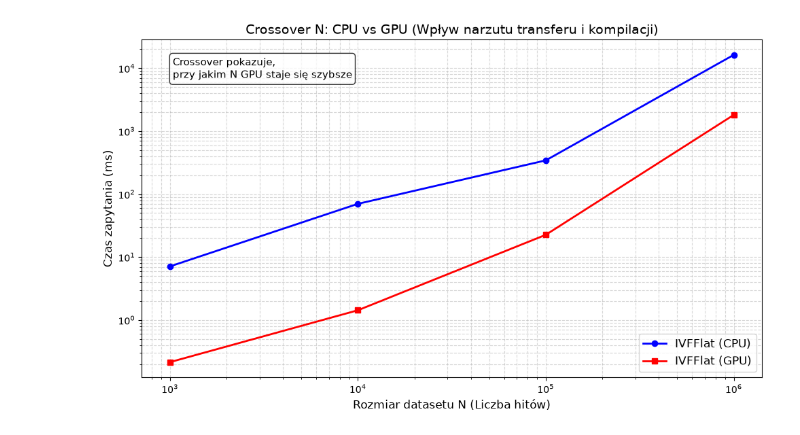
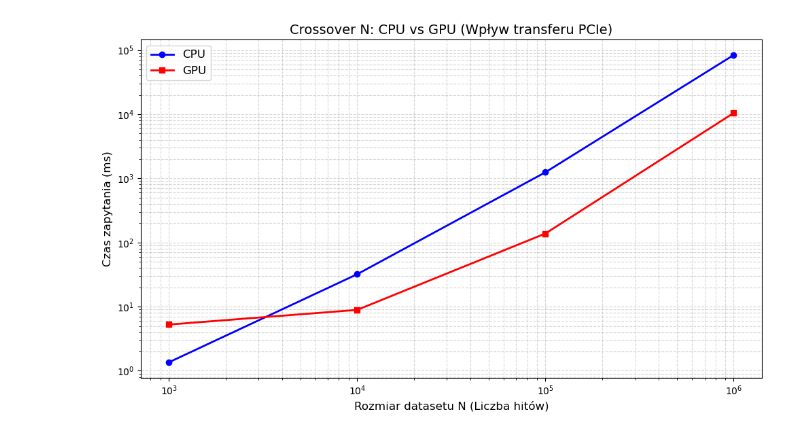
Before and after one commit to orzel320/fastParticleTrackingNNS, a Jupyter notebook: notebooks/ann_experiment.ipynb, the cells around one changed output. Saved outputs shown, nothing was run; the diff lists cells and outputs as text; code cells hidden in the pictures.

```diff
--- a/notebooks/ann_experiment.ipynb
+++ b/notebooks/ann_experiment.ipynb
@@ -84,10 +50,8 @@ def evaluate_ann_model(model_name, model_instance, features, true_indices, k):
 # %%
-import gc
-import numpy as np
-
-# 1. ŚCISŁA KONTROLA FORMATU DANYCH
-# Zapobiega natychmiastowym awariom bibliotek hnswlib i FAISS
-features = np.ascontiguousarray(features, dtype=np.float32)
+print("=== Przygotowanie danych (Zero-Padding do 8D) ===")
+features_5d = np.load(data_path)["X"]
+features = pad_features(features_5d, target_dim=8)
+print(f"Dane gotowe: {features.shape}")
 
 USE_GPU = True
 
@@ -99,7 +63,7 @@ results = {
 
 nlist = 100
 
-print("=== START IVFFlat ===")
+print("\n=== START IVFFlat ===")
 for nprobe in [1, 2, 5, 10, 20, 50]:
     print(f" -> Inicjalizacja IVFFlat (nprobe={nprobe})...")
     model = FaissIVFFlat(nlist=nlist, nprobe=nprobe, use_gpu=USE_GPU)
@@ -107,20 +71,17 @@ for nprobe in [1, 2, 5, 10, 20, 50]:
     results["IVFFlat"]["qps"].append(qps)
     results["IVFFlat"]["recall"].append(recall)
     results["IVFFlat"]["labels"].append(f"np={nprobe}")
-
-    # Wymuszone zwolnienie pamięci karty graficznej
     del model
     gc.collect()
 
-print("\n=== START IVFPQ ===")
+print("\n=== START IVFPQ (Teraz na GPU z m=8!) ===")
 for nprobe in [1, 2, 5, 10, 20, 50, 100]:
     print(f" -> Inicjalizacja IVFPQ (nprobe={nprobe})...")
-    model = FaissIVFPQ(nlist=nlist, m=4, nprobe=nprobe, use_gpu=False)
+    model = FaissIVFPQ(nlist=nlist, m=8, nbits=8, nprobe=nprobe, use_gpu=USE_GPU)
     qps, recall = evaluate_ann_model(f"IVFPQ (nprobe={nprobe})", model, features, true_indices, k_neighbors)
     results["IVFPQ"]["qps"].append(qps)
     results["IVFPQ"]["recall"].append(recall)
     results["IVFPQ"]["labels"].append(f"np={nprobe}")
-
     del model
     gc.collect()
 
@@ -133,7 +94,6 @@ for ef in [10, 20, 50, 100, 200]:
     results["HNSW"]["qps"].append(qps)
     results["HNSW"]["recall"].append(recall)
     results["HNSW"]["labels"].append(f"ef={ef}")
-
     del model
     gc.collect()
 
@@ -192,11 +126,4 @@ plt.show()
 # %%
-import time
-import gc
-import numpy as np
-import matplotlib.pyplot as plt
-from hep_tracking.ann_models import FaissIVFFlat
-
-# Parametry benchmarku
 target_sizes = {"1k": 1000, "10k": 10000, "100k": 100000, "1M": 1000000}
 mode = "hard"
 k_neighbors = 5
@@ -216,54 +143,23 @@ for size_label, n_points in target_sizes.items():
         continue
 
     print(f"\nWczytywanie zbioru danych {size_label} ({n_points} punktów)...")
-    loaded_data = np.load(filename)
-    features_5d = loaded_data["X"]
+    features_5d = np.load(filename)["X"]
+    features = pad_features(features_5d, target_dim=8)
 
-    # 1. Dopełnienie danych do 8 wymiarów (padding).
-    # Zachowuje przestrzeń metryczną i poprawia wydajność na GPU.
-    features_8d = np.pad(features_5d, ((0, 0), (0, 3)), mode='constant')
-    features = np.ascontiguousarray(features_8d, dtype=np.float32)
-
-    # Dla małych zbiorów danych (np. 1k) FAISS nie może utworzyć
-    # dużej liczby klastrów. Zastosowano regułę empiryczną:
-    # nlist = sqrt(N)
     nlist = min(100, int(np.sqrt(features.shape[0])))
 
-    # ---------------------------------------------------------
-    # 2. TEST CPU
-    # ---------------------------------------------------------
     model_cpu = FaissIVFFlat(nlist=nlist, nprobe=nprobe, use_gpu=False)
     model_cpu.build(features)
 
-    best_cpu_time = float('inf')
-    for _ in range(3):
-        start = time.perf_counter()
-        model_cpu.query(features, k_neighbors)
-        duration = time.perf_counter() - start
-        best_cpu_time = min(best_cpu_time, duration)
-
+    best_cpu_time = measure_execution_time(lambda: model_cpu.query(features, k_neighbors), num_runs=3, warmup_runs=1)
     cpu_times.append(best_cpu_time)
     del model_cpu
     gc.collect()
 
-    # ---------------------------------------------------------
-    # 3. TEST GPU
-    # ---------------------------------------------------------
     model_gpu = FaissIVFFlat(nlist=nlist, nprobe=nprobe, use_gpu=True)
     model_gpu.build(features)
 
-    # Rozgrzanie GPU (warm-up) – wymagane przed właściwym pomiarem.
-    model_gpu.query(features[:100], k_neighbors)
-
-    best_gpu_time = float('inf')
-    for _ in range(3):
-        start = time.perf_counter()
-        model_gpu.query(features, k_neighbors)
-        # Synchronizacja GPU jest już zaimplementowana
-        # wewnątrz klasy FaissIVFFlat.
-        duration = time.perf_counter() - start
-        best_gpu_time = min(best_gpu_time, duration)
-
+    best_gpu_time = measure_execution_time(lambda: model_gpu.query(features, k_neighbors), num_runs=3, warmup_runs=1)
     gpu_times.append(best_gpu_time)
     del model_gpu
     gc.collect()
@@ -272,34 +168,7 @@ for size_label, n_points in target_sizes.items():
     print(f" -> CPU Time: {best_cpu_time*1000:.2f} ms")
     print(f" -> GPU Time: {best_gpu_time*1000:.2f} ms")
 
-# ---------------------------------------------------------
-# 4. RYSOWANIE WYKRESU
-# ---------------------------------------------------------
-plt.figure(figsize=(10, 6))
-plt.plot(valid_sizes, [t * 1000 for t in cpu_times], marker='o', linewidth=2, color='blue', label='IVFFlat (CPU)')
-plt.plot(valid_sizes, [t * 1000 for t in gpu_times], marker='s', linewidth=2, color='red', label='IVFFlat (GPU)')
-
-plt.xscale('log')
-plt.yscale('log')
-plt.xlabel("Rozmiar datasetu N (Liczba hitów)", fontsize=12)
-plt.ylabel("Czas zapytania (ms)", fontsize=12)
-plt.title("Crossover N: CPU vs GPU (Wpływ narzutu transferu i kompilacji)", fontsize=14)
-plt.grid(True, which="both", ls="--", alpha=0.5)
-plt.legend(fontsize=12)
-
-# Dodanie krótkiej adnotacji wyjaśniającej wykres
-plt.text(
-    0.05,
-    0.95,
-    "Crossover pokazuje,\nprzy jakim N GPU staje się szybsze",
-    transform=plt.gca().transAxes,
-    fontsize=11,
-    verticalalignment='top',
-    bbox=dict(boxstyle='round', facecolor='white', alpha=0.8)
-)
-
-plt.tight_layout()
-plt.show()
+plot_crossover(valid_sizes, cpu_times, gpu_times, title="Crossover N: CPU vs GPU (Wpływ transferu PCIe)")
 # %% [output]
 === WYSZUKIWANIE PUNKTU PRZECIĘCIA (CROSSOVER N): CPU vs GPU ===
 
@@ -323,2 +190,2 @@ Wczytywanie zbioru danych 1M (1000000 punktów)...
-[figure, old version]
+[figure, new version]
 # %%
```
Also changed, not shown: parts of 13 cells of this notebook, 3 other files.
